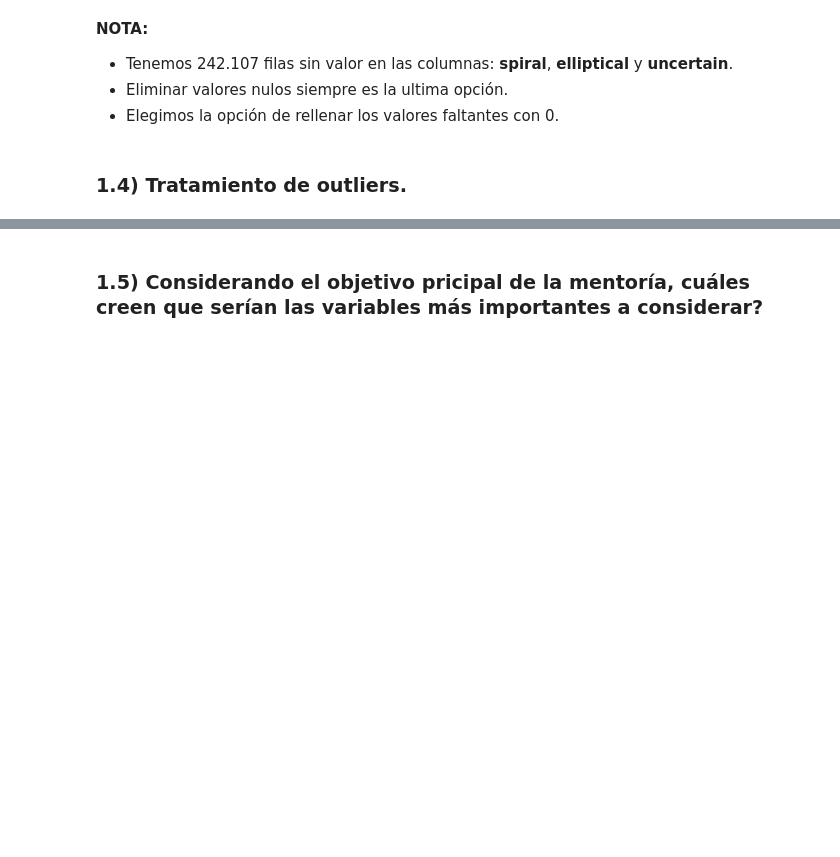
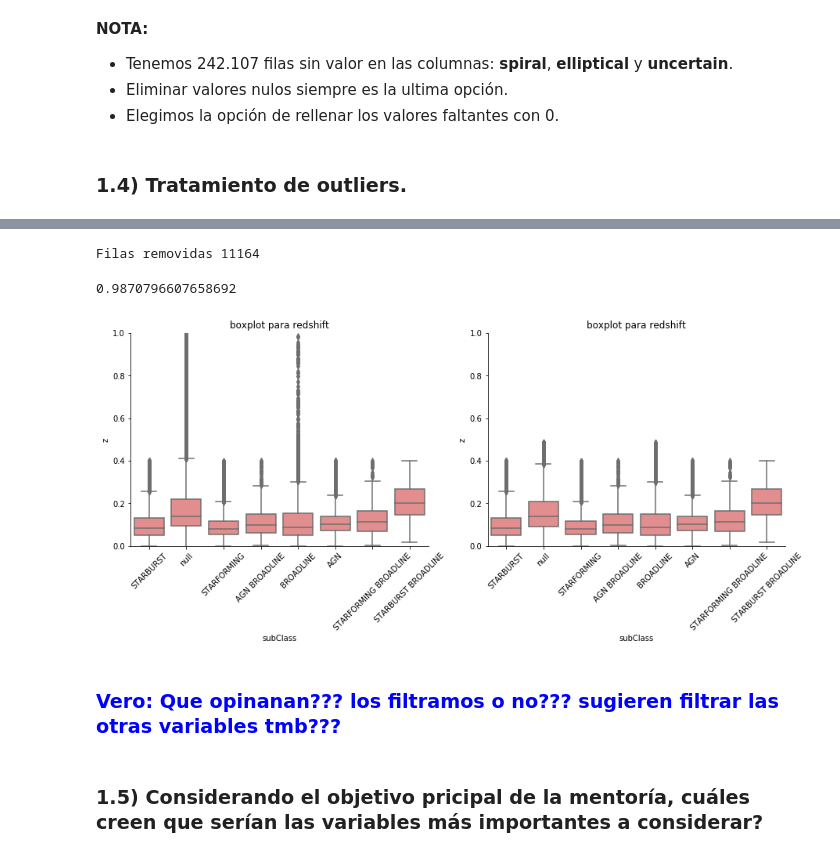
Before and after one commit to leoborgnino/mentoria-astro-datos, a Jupyter notebook: 2_Analisis_y_Curación.ipynb, the cells around one changed output, grey strips where cells are left out. Cells and saved outputs as stored; diff of their text form; code cells hidden in the pictures; blank space fills up the shorter version.

```diff
--- a/2_Analisis_y_Curación.ipynb
+++ b/2_Analisis_y_Curación.ipynb
@@ -221,3 +247,48 @@ Series([], dtype: int64)
+# %%
+# Filtrado de outliers
+
+def clean_outliers(dataset, column_name):
+    interesting_col = dataset[column_name]
+    mask_outlier = (
+        np.abs(interesting_col - interesting_col.mean()) <= (3 * interesting_col.std()))
+    return dataset[mask_outlier]
+# %%
+data_clean = clean_outliers(data_full, "z")
+print("Filas removidas", len(data_full) - len(data_clean))
+# %% [output]
+Filas removidas 11164
+# %%
+# Calculamos el impacto en términos relativos que tiene remover los outliers de "z"
+
+len(data_clean)/len(data_full)
+# %% [output]
+0.9870796607658692
+# %%
+# Gráfico boxplot para identificar outlaiers en la variable "redshift"
+
+plt.figure (figsize=(15,5))
+
+plt.subplot(121)
+plt1=seaborn.boxplot(data=data_full, color='lightcoral', x='subClass', y='z')
+plt.ylim(0,1)
+plt.title('boxplot para redshift')
+plt.ylabel('z')
+plt.xlabel('subClass')
+plt.xticks(rotation=45)
+seaborn.despine()
+
+plt.subplot(122)
+plt2=seaborn.boxplot(data=data_clean, color='lightcoral', x='subClass', y='z')
+plt.ylim(0,1)
+plt.title('boxplot para redshift')
+plt.ylabel('z')
+plt.xlabel('subClass')
+plt.xticks(rotation=45)
+seaborn.despine()
+# %% [output]
+[figure, added]
+# %% [markdown]
+### <span style="color:blue"> Vero: Que opinanan??? los filtramos o no??? sugieren filtrar las otras variables tmb???</span>
 # %% [markdown]
 ### **1.5)** Considerando el objetivo pricipal de la mentoría, cuáles creen que serían las variables más importantes a considerar?
 # %% [markdown]
```
Also changed, not shown: parts of 2 cells of this notebook.
